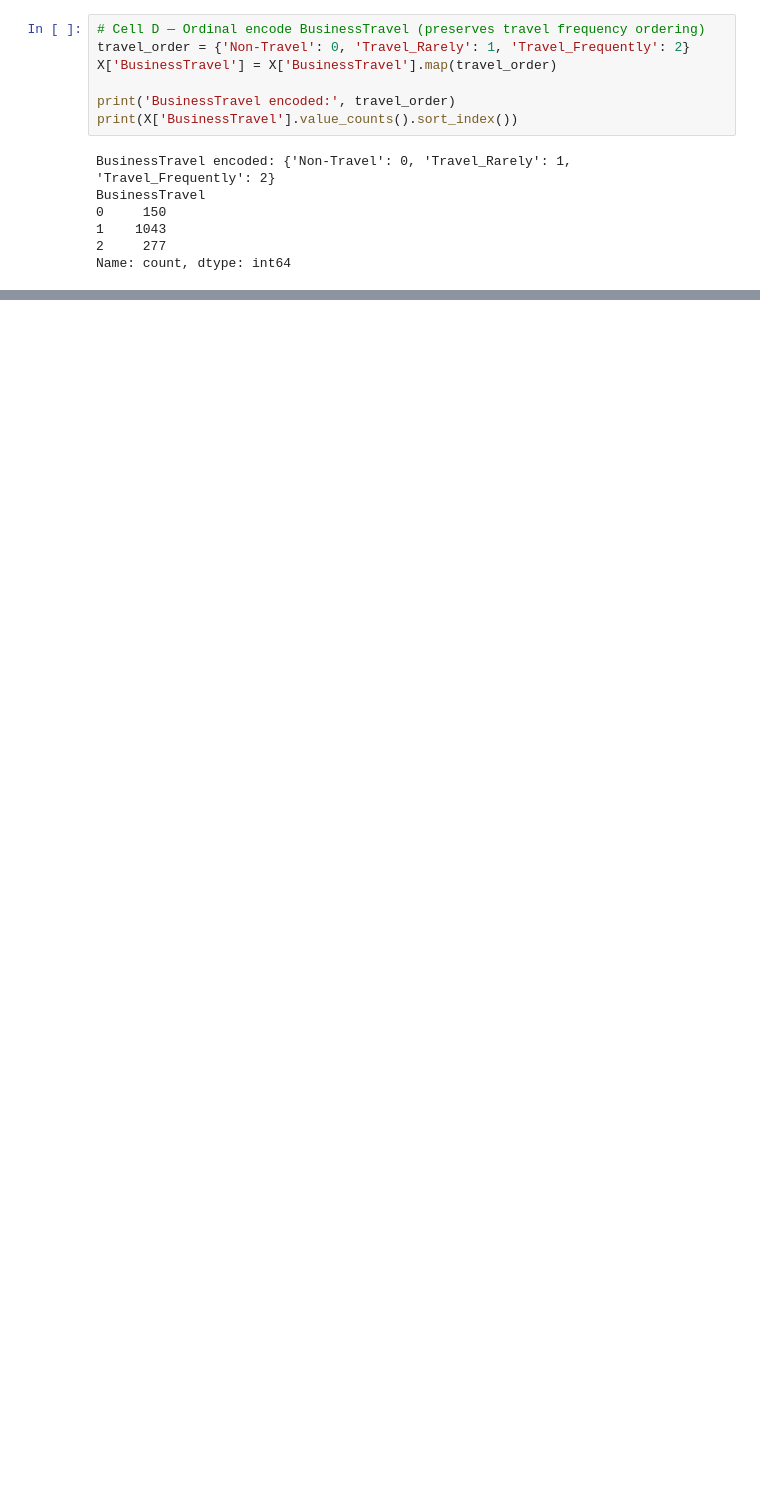
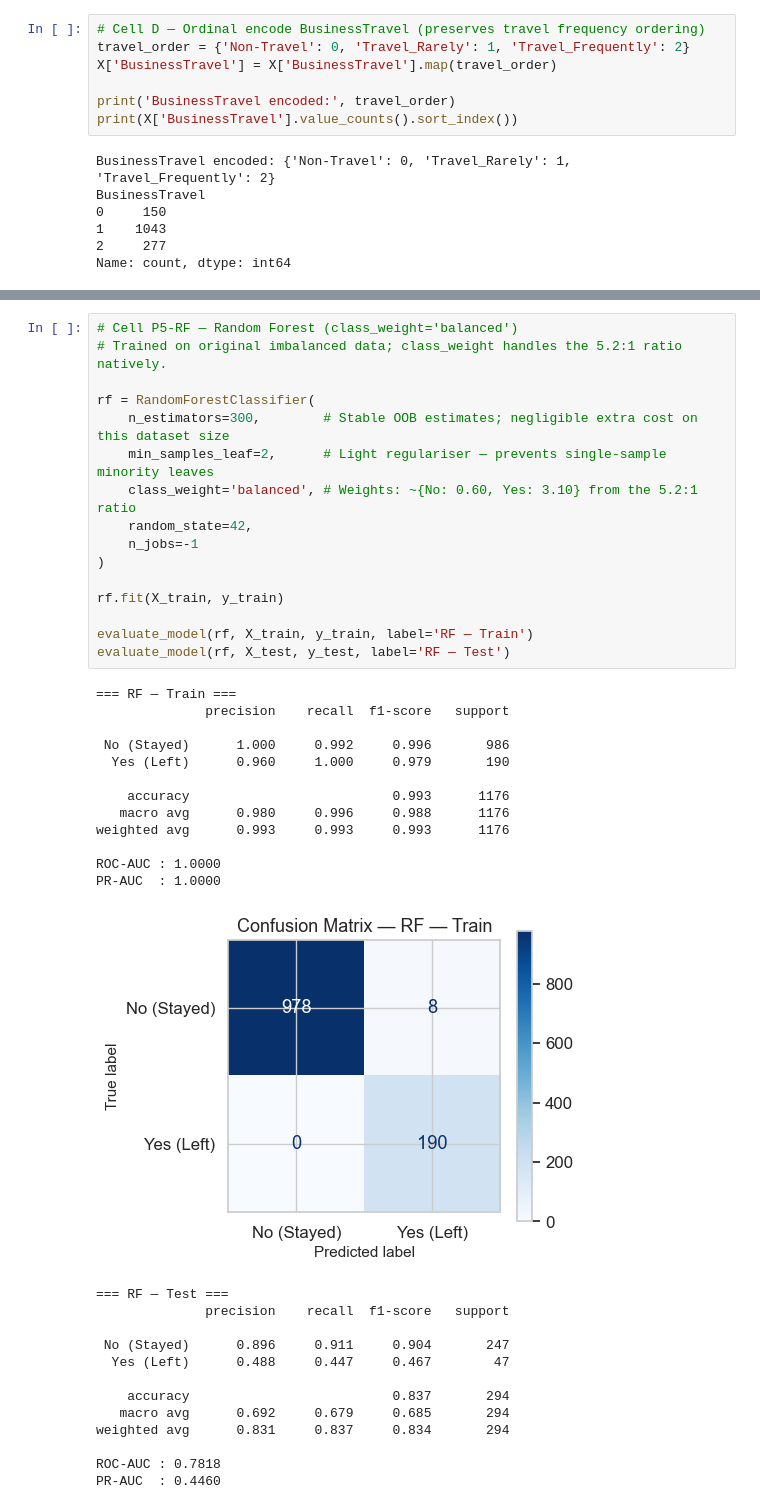
Before and after one commit to x00sh/Attrition-Prediction-Model, a Jupyter notebook: attrition-prediction-model.ipynb, the cells around one changed output, grey strips where cells are left out. Saved outputs shown, nothing was run; the diff lists cells and outputs as text; blank space fills up the shorter version.

```diff
--- a/attrition-prediction-model.ipynb
+++ b/attrition-prediction-model.ipynb
@@ -703,0 +1145,42 @@ All numeric:    True
+# %%
+# Cell P5-RF — Random Forest (class_weight='balanced')
+# Trained on original imbalanced data; class_weight handles the 5.2:1 ratio natively.
+
+rf = RandomForestClassifier(
+    n_estimators=300,        # Stable OOB estimates; negligible extra cost on this dataset size
+    min_samples_leaf=2,      # Light regulariser — prevents single-sample minority leaves
+    class_weight='balanced', # Weights: ~{No: 0.60, Yes: 3.10} from the 5.2:1 ratio
+    random_state=42,
+    n_jobs=-1
+)
+
+rf.fit(X_train, y_train)
+
+evaluate_model(rf, X_train, y_train, label='RF — Train')
+evaluate_model(rf, X_test, y_test, label='RF — Test')
+# %% [output]
+=== RF — Train ===
+              precision    recall  f1-score   support
+
+ No (Stayed)      1.000     0.992     0.996       986
+  Yes (Left)      0.960     1.000     0.979       190
+
+    accuracy                          0.993      1176
+   macro avg      0.980     0.996     0.988      1176
+weighted avg      0.993     0.993     0.993      1176
+
+ROC-AUC : 1.0000
+PR-AUC  : 1.0000
+[figure, added]
+=== RF — Test ===
+              precision    recall  f1-score   support
+
+ No (Stayed)      0.896     0.911     0.904       247
+  Yes (Left)      0.488     0.447     0.467        47
+
+    accuracy                          0.837       294
+   macro avg      0.692     0.679     0.685       294
+weighted avg      0.831     0.837     0.834       294
+
+ROC-AUC : 0.7818
+PR-AUC  : 0.4460
```
Also changed, not shown: parts of 30 cells of this notebook, 1 other file.
